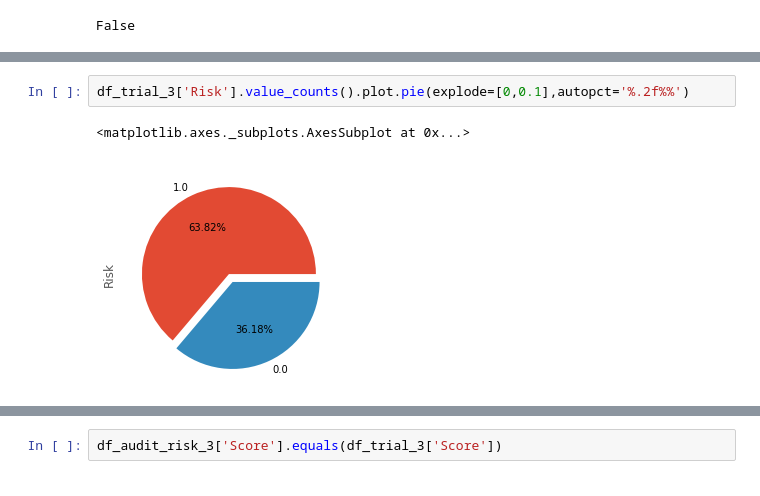
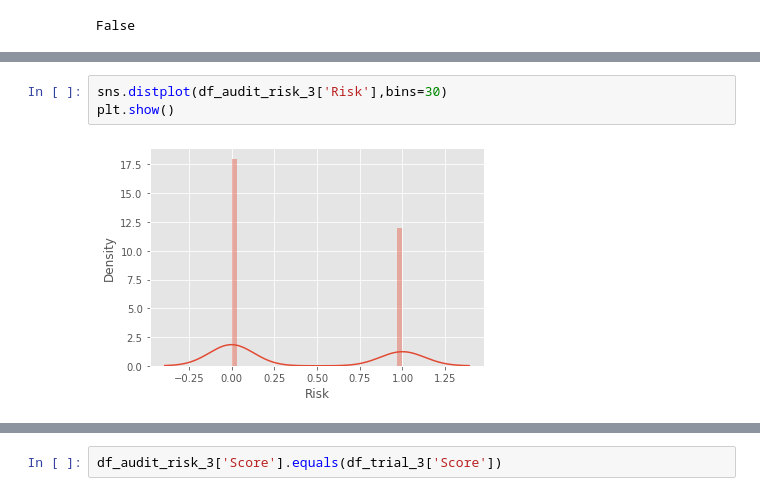
Before and after one commit to nahidosen/1821168042_CSE445_Spring21, a Jupyter notebook: Classification_Task/Classification_Task_Audit_Task.ipynb, the cells around one changed output, grey strips where cells are left out. Cells and saved outputs as stored; diff of their text form.

```diff
--- a/Classification_Task/Classification_Task_Audit_Task.ipynb
+++ b/Classification_Task/Classification_Task_Audit_Task.ipynb
@@ -466,5 +461,5 @@ df_audit_risk_3['Risk'].value_counts().plot.pie(explode=[0,0.1],autopct='%.2f%%'
-# %%
-df_trial_3['Risk'].value_counts().plot.pie(explode=[0,0.1],autopct='%.2f%%')
-# %% [output]
-<matplotlib.axes._subplots.AxesSubplot at 0x...>
-[figure, removed]
+# %%
+sns.distplot(df_audit_risk_3['Risk'],bins=30)
+plt.show()
+# %% [output]
+[figure, added]
```
Also changed, not shown: parts of 13 cells of this notebook.
